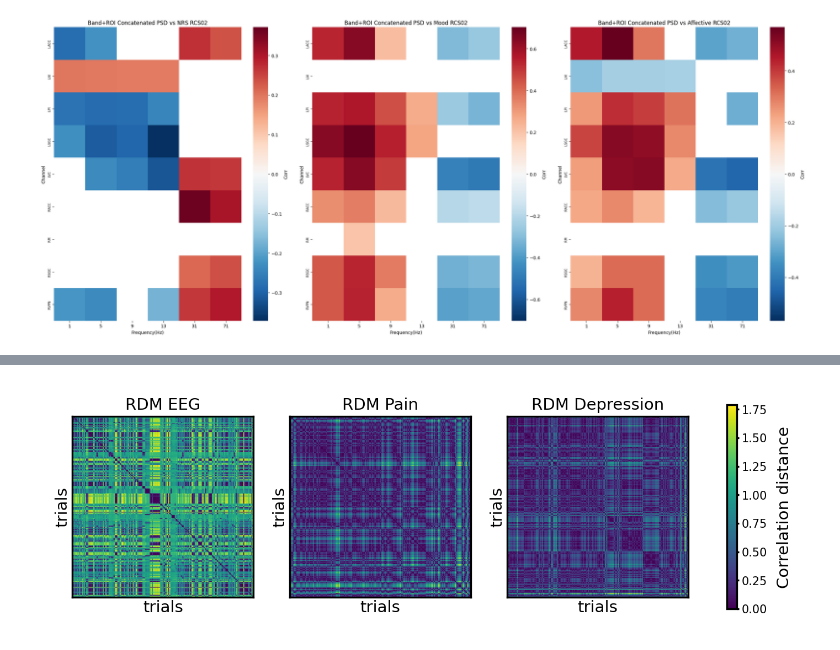
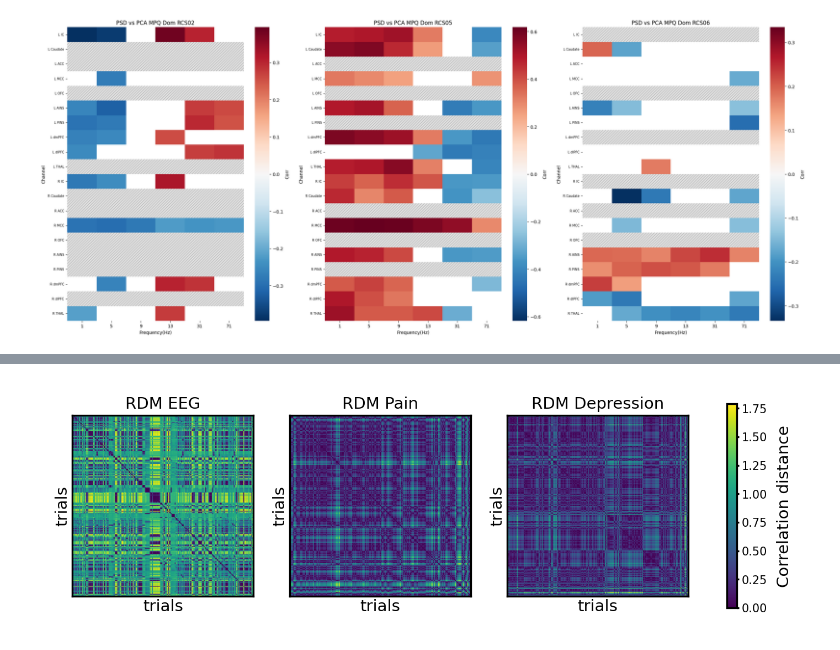
Before and after one commit to anushaballawala/chronicpain_stage0, a Jupyter notebook: multivariate_mood_BM_hazel.ipynb, the cells around one changed output, grey strips where cells are left out. Cells and saved outputs as stored; diff of their text form; code cells hidden in the pictures.

Commit message:
update preproc_hdf5_pain_electrode indexing - 20260511

```diff
--- a/multivariate_mood_BM_hazel.ipynb
+++ b/multivariate_mood_BM_hazel.ipynb
@@ -281 +439,4 @@ The array does not contain any NaN values.
+# %%
+new_labels = sorted(['IC', 'Caudate', 'ACC', 'MCC','OFC', 'AINS', 'PINS','dmPFC','dlPFC','THAL'])
+new_labels_bi = ['L '+nl for nl in new_labels] + ['R '+ nl for nl in new_labels]
 # %%
@@ -526,8 +850,8 @@ corr_vasd, p = run_corr(clean_psd_z.T, vasd_z_clean_r, n_freq, n_ch)
 corr_vasd_mask = np.where(p>0.05, np.nan, corr_vasd)
 corr_vasd2, p = run_corr(all_data_clean_freq_roi_z, vasd_z_clean_r, len(bands), len(large_ROI))
 corr_vasd2_mask = np.where(p>0.05, np.nan, corr_vasd2)
-corr_vasd3, p = run_corr(all_data_clean_freq_z, vasd_z_clean_r, len(bands), len(ch_labels))
-corr_vasd3_mask = np.where(p>0.05, np.nan, corr_vasd3)
+# corr_vasd3, p = run_corr(all_data_clean_freq_z, vasd_z_clean_r, len(bands), len(ch_labels))
+# corr_vasd3_mask = np.where(p>0.05, np.nan, corr_vasd3)
 corr_vasd4, p = run_corr(all_data_clean_roi_z, vasd_z_clean_r, len(freqs), len(large_ROI))
 corr_vasd4_mask = np.where(p>0.05, np.nan, corr_vasd4)
 # vasp_z_clean = nrs_z_clean
@@ -535,8 +859,8 @@ corr_vasp, p2 = run_corr(clean_psd_z.T, vasp_z_clean, n_freq, n_ch)
 corr_vasp_mask = np.where(p2>0.05, np.nan, corr_vasp)
 corr_vasp2, p2 = run_corr(all_data_clean_freq_roi_z, vasp_z_clean, len(bands), len(large_ROI))
 corr_vasp2_mask = np.where(p2>0.05, np.nan, corr_vasp2)
-corr_vasp3, p2 = run_corr(all_data_clean_freq_z, vasp_z_clean, len(bands), len(ch_labels))
-corr_vasp3_mask = np.where(p2>0.05, np.nan, corr_vasp3)
+# corr_vasp3, p2 = run_corr(all_data_clean_freq_z, vasp_z_clean, len(bands), len(ch_labels))
+# corr_vasp3_mask = np.where(p2>0.05, np.nan, corr_vasp3)
 corr_vasp4, p2 = run_corr(all_data_clean_roi_z, vasp_z_clean, len(freqs), len(large_ROI))
 corr_vasp4_mask = np.where(p2>0.05, np.nan, corr_vasp4)
 
@@ -544,8 +868,8 @@ corr_aff, p3 = run_corr(clean_psd_z.T, affective_z, n_freq, n_ch)
 corr_aff_mask = np.where(p3>0.05, np.nan, corr_aff)
 corr_aff2, p3 = run_corr(all_data_clean_freq_roi_z, affective_z, len(bands), len(large_ROI))
 corr_aff2_mask = np.where(p3>0.05, np.nan, corr_aff2)
-corr_aff3, p3 = run_corr(all_data_clean_freq_z, affective_z, len(bands), len(ch_labels))
-corr_aff3_mask = np.where(p3>0.05, np.nan, corr_aff3)
+# corr_aff3, p3 = run_corr(all_data_clean_freq_z, affective_z, len(bands), len(ch_labels))
+# corr_aff3_mask = np.where(p3>0.05, np.nan, corr_aff3)
 corr_aff4, p3 = run_corr(all_data_clean_roi_z, affective_z, n_freq, len(large_ROI))
 corr_aff4_mask = np.where(p3>0.05, np.nan, corr_aff4)
 
@@ -561,8 +885,8 @@ corr_aff4_mask = np.where(p3>0.05, np.nan, corr_aff4)
 
 # plot_heatmap_subplots([corr_vasp_mask, corr_vasd_mask, corr_aff_mask], ch_labels, freqs, ['Corr', 'Corr','Corr'], ['PSD vs NRS %s' % (ptID), 'PSD vs Mood %s' % (ptID),'PSD vs Affective %s' % (ptID)], "Masked All chanel roi correlation - NRS - with affective comp", nrows=1, ncols=3)
 
-plot_heatmap_subplots([corr_vasp2_mask, corr_vasd2_mask, corr_aff2_mask], large_ROI, canonical_freq, ['Corr', 'Corr','Corr'], ['Band+ROI Concatenated PSD vs NRS %s' % (ptID), 'Band+ROI Concatenated PSD vs Mood %s' % (ptID), 'Band+ROI Concatenated PSD vs Affective %s' % (ptID)], "Masked Canonical chanel roi correlation - NRS - with affective comp ", nrows=1, ncols=3)
+plot_heatmap_subplots([corr_vasp2_mask, corr_vasd2_mask, corr_aff2_mask], large_ROI, canonical_freq, ['Corr', 'Corr','Corr'], ['Band+ROI Concatenated PSD vs VASP %s' % (ptID), 'Band+ROI Concatenated PSD vs Mood %s' % (ptID), 'Band+ROI Concatenated PSD vs Affective %s' % (ptID)], "Masked Canonical chanel roi correlation - VASP new label - with affective comp ", nrows=1, ncols=3)
 
 # plot_heatmap_subplots([corr_vasp3_mask, corr_vasd3_mask, corr_aff3_mask], ch_labels, canonical_freq, ['Corr', 'Corr','Corr'], ['Only Band Concatenated PSD vs NRS %s' % (ptID), 'Only Band Concatenated PSD vs Mood %s' % (ptID),'Only Band Concatenated PSD vs Affective %s' % (ptID)], "Masked Canonical chanel correlation - NRS - with affective comp ", nrows=1, ncols=3)
 
-plot_heatmap_subplots([corr_vasp4_mask, corr_vasd4_mask, corr_aff4_mask], large_ROI, freqs, ['Corr', 'Corr','Corr'], ['Only ROI Concatenated PSD vs NRS %s' % (ptID), 'Only ROI Concatenated PSD vs Mood %s' % (ptID),'Only ROI Concatenated PSD vs Affective %s' % (ptID)], "Masked Brain roi correlation - NRS - with affective comp ", nrows=1, ncols=3)
+plot_heatmap_subplots([corr_vasp4_mask, corr_vasd4_mask, corr_aff4_mask], large_ROI, freqs, ['Corr', 'Corr','Corr'], ['Only ROI Concatenated PSD vs VASP %s' % (ptID), 'Only ROI Concatenated PSD vs Mood %s' % (ptID),'Only ROI Concatenated PSD vs Affective %s' % (ptID)], "Masked Brain roi correlation - VASP new label - with affective comp ", nrows=1, ncols=3)
@@ -588,22 +933,58 @@ def corr_permutation(X, Y, n_freq, n_ch, n_perm=1000):
     p = np.mean(np.abs(corr_null) >= np.abs(corr_real),axis=0).reshape(n_freq,n_ch)
     return corr_real, p
 
-corr_vasd, perm_p = corr_permutation(all_data_clean_freq_roi_z, vasd_z_clean_r, len(bands), len(large_ROI))
-corr_vasd_mask = np.where(perm_p>0.05, np.nan, corr_vasd)
-corr_vasd2, perm_p = corr_permutation(all_data_clean_roi_z, vasd_z_clean_r, len(freqs), len(large_ROI))
-corr_vasd2_mask = np.where(perm_p>0.05, np.nan, corr_vasd2)
+def make_no_data_ch_nan(data, large_ROI):
+    full = np.full((data.shape[0], 20), np.nan)
+    for j, roi in enumerate(new_labels_bi):
+        if roi in large_ROI:
+            idx = list(large_ROI).index(roi)
+            full[:, j] = data[:, idx]
+    return full
 
-corr_vasp, perm_p = corr_permutation(all_data_clean_freq_roi_z, vasp_z_clean, len(bands), len(large_ROI))
-corr_vasp_mask = np.where(perm_p>0.05, np.nan, corr_vasp)
-corr_vasp2, perm_p = corr_permutation(all_data_clean_roi_z, vasp_z_clean, len(freqs), len(large_ROI))
-corr_vasp2_mask = np.where(perm_p>0.05, np.nan, corr_vasp2)
+corr_pca_allpt = {}
+# corr_pca2_allpt = {}
+for (pt,i) in [
+    ('RCS02',2),
+    # ('RCS03',0),
+    # 'RCS04',
+    ('RCS05',1),
+    ('RCS06',1)
+    # 'RCS08','RCS09'
+    ]:
+    corr_pca, perm_p = corr_permutation(all_data_clean_freq_roi_z_allpt[pt], behav_score_allpt[pt][:,i], len(bands), len(ch_allpt[pt]))
+    corr_pca_mask = np.where(perm_p>0.05, np.nan, corr_pca)
+    # corr_pca2, perm_p = corr_permutation(all_data_clean_roi_z_allpt[pt], behav_score_allpt[pt], len(freqs), len(ch_allpt[pt]))
+    # corr_pca2_mask = np.where(perm_p>0.05, np.nan, corr_pca2)
+    corr_pca_allpt[pt] = make_no_data_ch_nan(corr_pca_mask, ch_allpt[pt])
+    # corr_pca2_allpt[pt] = make_no_data_ch_nan(corr_pca2_mask, ch_allpt[pt])
 
-corr_aff, perm_p = corr_permutation(all_data_clean_freq_roi_z, affective_z, len(bands), len(large_ROI))
-corr_aff_mask = np.where(perm_p>0.05, np.nan, corr_aff)
-corr_aff2, perm_p = corr_permutation(all_data_clean_roi_z, affective_z, len(freqs), len(large_ROI))
-corr_aff2_mask = np.where(perm_p>0.05, np.nan, corr_aff2)
+# plot_heatmap_subplots([corr_pca_allpt['RCS02'], corr_pca_allpt['RCS03'], corr_pca_allpt['RCS04'], corr_pca_allpt['RCS05'], corr_pca_allpt['RCS06'],corr_pca_allpt['RCS08'],corr_pca_allpt['RCS09']], list(dict(sorted(ch_allpt.items())).values()), canonical_freq, ['Corr', 'Corr', 'Corr','Corr','Corr', 'Corr','Corr'], ['PSD vs Sum behavioral RCS02', 'PSD vs Sum behavioral RCS03', 'PSD vs Sum behavioral RCS04', 'PSD vs Sum behavioral RCS05', 'PSD vs Sum behavioral RCS06','PSD vs Sum behavioral RCS08','PSD vs Sum behavioral RCS09'], "Masked Canonical chanel roi correlation till rcs09 - Sum behavioral - new label - permutation ", nrows=2, ncols=4)
+# plot_heatmap_subplots([corr_pca2_allpt['RCS02'], corr_pca2_allpt['RCS03'], corr_pca2_allpt['RCS04'], corr_pca2_allpt['RCS05'], corr_pca2_allpt['RCS06'],corr_pca2_allpt['RCS08'], corr_pca2_allpt['RCS09']], list(dict(sorted(ch_allpt.items())).values()), freqs, ['Corr', 'Corr', 'Corr','Corr','Corr', 'Corr','Corr'], ['PSD vs Sum behavioral RCS02', 'PSD vs Sum behavioral RCS03', 'PSD vs Sum behavioral RCS04', 'PSD vs Sum behavioral RCS05', 'PSD vs Sum behavioral RCS06','PSD vs Sum behavioral RCS08','PSD vs Sum behavioral RCS09'], "Masked all freq roi correlation till rcs09 - Sum behavioral - new label - permutation ", nrows=2, ncols=4)
+plot_heatmap_subplots([corr_pca_allpt['RCS02'], corr_pca_allpt['RCS05'],corr_pca_allpt['RCS06']], list([ch_allpt[i] for i in ['RCS02','RCS05','RCS06']]), canonical_freq, ['Corr', 'Corr', 'Corr'], ['PSD vs PCA MPQ Dom RCS02', 'PSD vs PCA MPQ Dom RCS05', 'PSD vs PCA MPQ Dom RCS06'], "Masked Canonical chanel roi correlation - MPQ dominant - new label - permutation ", nrows=1, ncols=3)
 
-plot_heatmap_subplots([corr_vasp_mask, corr_vasd_mask, corr_aff_mask], large_ROI, canonical_freq, ['Corr', 'Corr','Corr'], ['Band+ROI Concatenated PSD vs NRS %s' % (ptID), 'Band+ROI Concatenated PSD vs Mood %s' % (ptID), 'Band+ROI Concatenated PSD vs Affective %s' % (ptID)], "Masked Canonical chanel roi correlation - with affective comp - permutation ", nrows=1, ncols=3)
+# plot_heatmap_subplots([corr_pca_allpt['RCS02'], corr_pca_allpt['RCS04'], corr_pca_allpt['RCS05'], corr_pca_allpt['RCS06']], list(ch_allpt.values), canonical_freq, ['Corr', 'Corr', 'Corr','Corr'], ['PSD vs PCA behavioral RCS02', 'PSD vs PCA behavioral RCS04', 'PSD vs PCA behavioral RCS05', 'PSD vs PCA behavioral RCS06'], "Masked Canonical chanel roi correlation - PCA behavioral - new label - permutation ", nrows=1, ncols=4)
 
-plot_heatmap_subplots([corr_vasp2_mask, corr_vasd2_mask, corr_aff2_mask], large_ROI, freqs, ['Corr', 'Corr','Corr'], ['Only ROI Concatenated PSD vs NRS %s' % (ptID), 'Only ROI Concatenated PSD vs Mood %s' % (ptID),'Only ROI Concatenated PSD vs Affective %s' % (ptID)], "Masked Brain roi correlation - with affective comp - permutation ", nrows=1, ncols=3)
+# corr_vasd, perm_p = corr_permutation(all_data_clean_freq_roi_z, vasd_z_clean_r, len(bands), len(large_ROI))
+# corr_vasd_mask = np.where(perm_p>0.05, np.nan, corr_vasd)
+# corr_vasd2, perm_p = corr_permutation(all_data_clean_roi_z, vasd_z_clean_r, len(freqs), len(large_ROI))
+# corr_vasd2_mask = np.where(perm_p>0.05, np.nan, corr_vasd2)
+
+# corr_nrs, perm_p = corr_permutation(all_data_clean_freq_roi_z, nrs_z_clean, len(bands), len(large_ROI))
+# corr_nrs_mask = np.where(perm_p>0.05, np.nan, corr_nrs)
+# corr_nrs2, perm_p = corr_permutation(all_data_clean_roi_z, nrs_z_clean, len(freqs), len(large_ROI))
+# corr_nrs2_mask = np.where(perm_p>0.05, np.nan, corr_nrs2)
+
+# corr_vasp, perm_p = corr_permutation(all_data_clean_freq_roi_z, vasp_z_clean, len(bands), len(large_ROI))
+# corr_vasp_mask = np.where(perm_p>0.05, np.nan, corr_vasp)
+# corr_vasp2, perm_p = corr_permutation(all_data_clean_roi_z, vasp_z_clean, len(freqs), len(large_ROI))
+# corr_vasp2_mask = np.where(perm_p>0.05, np.nan, corr_vasp2)
+
+# corr_aff, perm_p = corr_permutation(all_data_clean_freq_roi_z, affective_z, len(bands), len(large_ROI))
+# corr_aff_mask = np.where(perm_p>0.05, np.nan, corr_aff)
+# corr_aff2, perm_p = corr_permutation(all_data_clean_roi_z, affective_z, len(freqs), len(large_ROI))
+# corr_aff2_mask = np.where(perm_p>0.05, np.nan, corr_aff2)
+
+# plot_heatmap_subplots([corr_vasp_mask, corr_nrs_mask, corr_vasd_mask, corr_aff_mask], large_ROI, canonical_freq, ['Corr', 'Corr', 'Corr','Corr'], ['Band+ROI Concatenated PSD vs VASP %s' % (ptID), 'Band+ROI Concatenated PSD vs NRS %s' % (ptID), 'Band+ROI Concatenated PSD vs Mood %s' % (ptID), 'Band+ROI Concatenated PSD vs Affective(tiring) %s' % (ptID)], "Masked Canonical chanel roi correlation - NRS - with affective(tiring) comp - new label - permutation ", nrows=1, ncols=4)
+
+# plot_heatmap_subplots([corr_vasp2_mask, corr_nrs2_mask, corr_vasd2_mask, corr_aff2_mask], large_ROI, freqs, ['Corr', 'Corr', 'Corr','Corr'], ['Only ROI Concatenated PSD vs VASP %s' % (ptID), 'Only ROI Concatenated PSD vs NRS %s' % (ptID), 'Only ROI Concatenated PSD vs Mood %s' % (ptID),'Only ROI Concatenated PSD vs Affective(tiring) %s' % (ptID)], "Masked Brain roi correlation - NRS - with affective(tiring) comp - new label - permutation ", nrows=1, ncols=4)
 # %% [output]
@@ -610 +994 @@ plot_heatmap_subplots([corr_vasp2_mask, corr_vasd2_mask, corr_aff2_mask], large_
-[figure, old version]
+[figure, new version]
```
Also changed, not shown: parts of 25 cells of this notebook, 3 other files.
